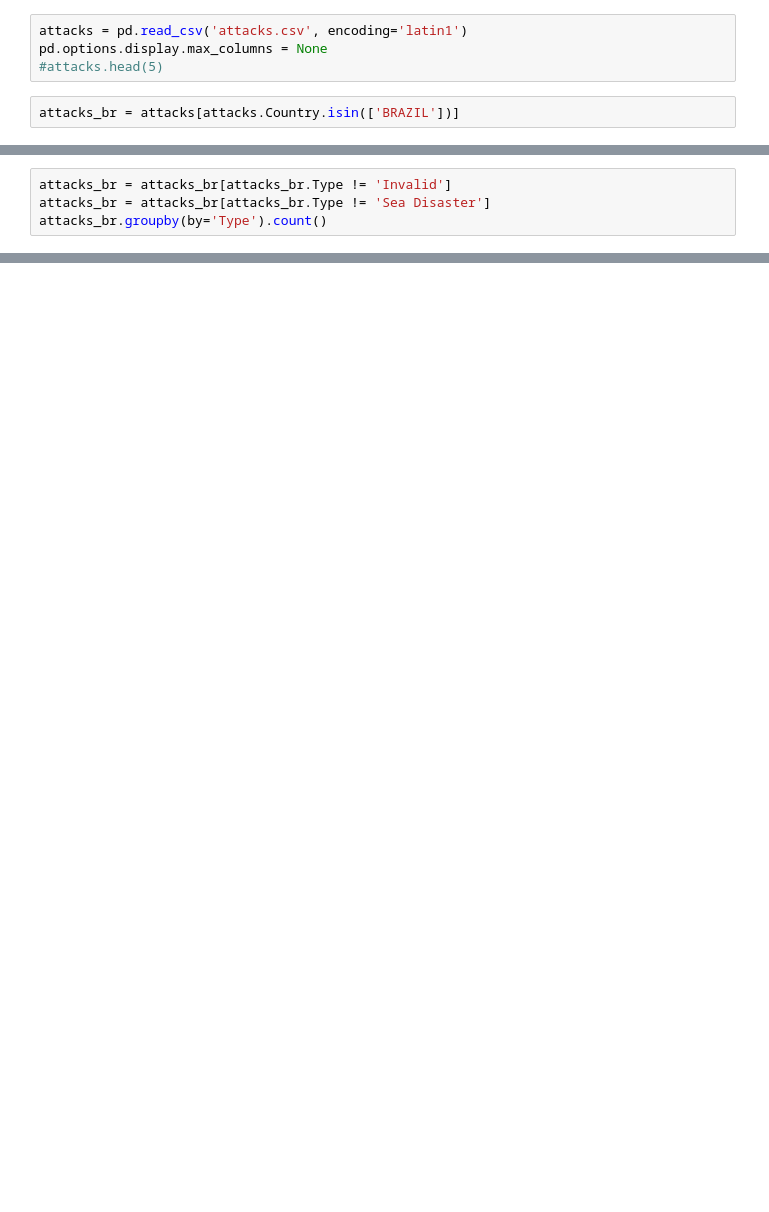
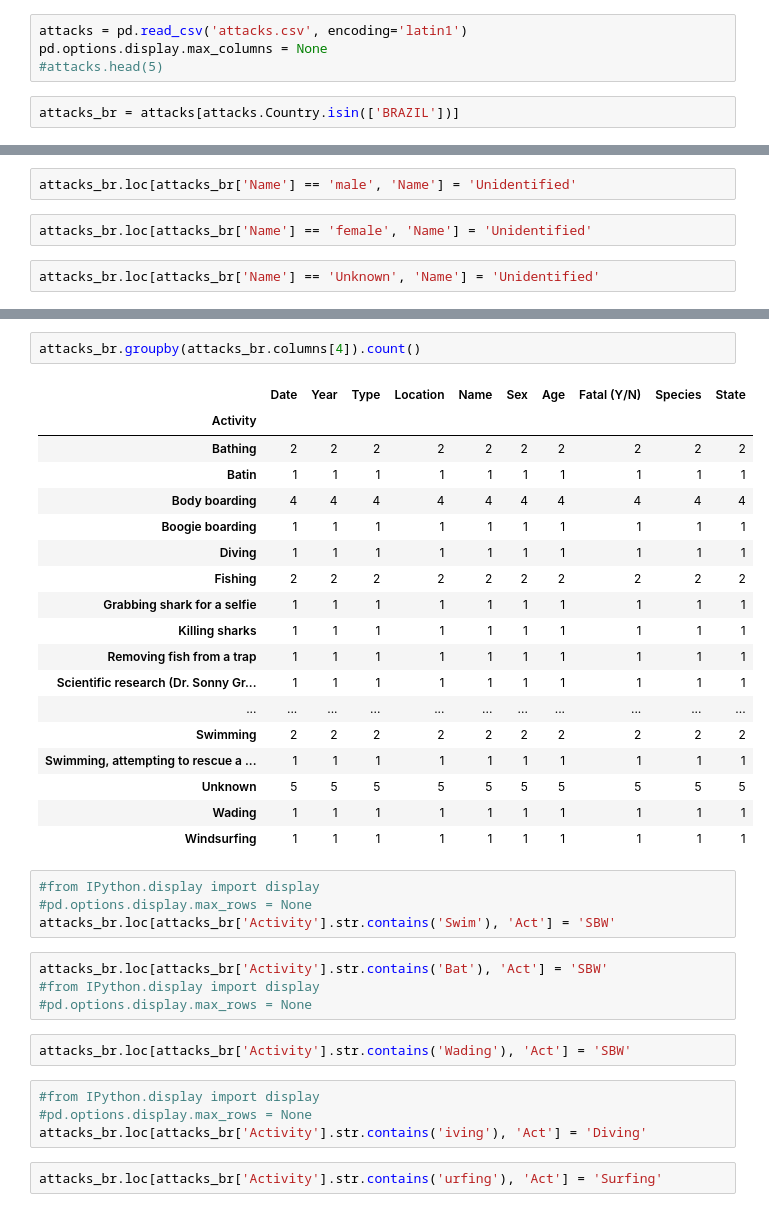
Before and after one commit to matheusdonato/Projects, a Jupyter notebook: SharkAttack.ipynb, the cells around one changed output, grey strips where cells are left out. Drawn from its saved outputs; the diff is of its cells as text; blank space fills up the shorter version.

```diff
--- a/SharkAttack.ipynb
+++ b/SharkAttack.ipynb
@@ -52,4 +97,0 @@ attacks_br.head(3)
-# %%
-attacks_br = attacks_br[attacks_br.Type != 'Invalid']
-attacks_br = attacks_br[attacks_br.Type != 'Sea Disaster']
-attacks_br.groupby(by='Type').count()
@@ -76,0 +114,6 @@ attacks_br.drop(['Case Number','Injury'
+# %%
+attacks_br.loc[attacks_br['Name'] == 'male', 'Name'] = 'Unidentified'
+# %%
+attacks_br.loc[attacks_br['Name'] == 'female', 'Name'] = 'Unidentified'
+# %%
+attacks_br.loc[attacks_br['Name'] == 'Unknown', 'Name'] = 'Unidentified'
@@ -76,0 +158,37 @@ attacks_br.drop(['Case Number','Injury'
+# %%
+attacks_br.groupby(attacks_br.columns[4]).count()
+# %% [output]
+|  | Date | Year | Type | Location | Name | Sex | Age | Fatal (Y/N) | Species | State |
+| Activity |  |  |  |  |  |  |  |  |  |  |
+| Bathing | 2 | 2 | 2 | 2 | 2 | 2 | 2 | 2 | 2 | 2 |
+| Batin | 1 | 1 | 1 | 1 | 1 | 1 | 1 | 1 | 1 | 1 |
+| Body boarding | 4 | 4 | 4 | 4 | 4 | 4 | 4 | 4 | 4 | 4 |
+| Boogie boarding | 1 | 1 | 1 | 1 | 1 | 1 | 1 | 1 | 1 | 1 |
+| Diving | 1 | 1 | 1 | 1 | 1 | 1 | 1 | 1 | 1 | 1 |
+| Fishing | 2 | 2 | 2 | 2 | 2 | 2 | 2 | 2 | 2 | 2 |
+| Grabbing shark for a selfie | 1 | 1 | 1 | 1 | 1 | 1 | 1 | 1 | 1 | 1 |
+| Killing sharks | 1 | 1 | 1 | 1 | 1 | 1 | 1 | 1 | 1 | 1 |
+| Removing fish from a trap | 1 | 1 | 1 | 1 | 1 | 1 | 1 | 1 | 1 | 1 |
+| Scientific research (Dr. Sonny Gr... | 1 | 1 | 1 | 1 | 1 | 1 | 1 | 1 | 1 | 1 |
+| ... | ... | ... | ... | ... | ... | ... | ... | ... | ... | ... |
+| Swimming | 2 | 2 | 2 | 2 | 2 | 2 | 2 | 2 | 2 | 2 |
+| Swimming, attempting to rescue a ... | 1 | 1 | 1 | 1 | 1 | 1 | 1 | 1 | 1 | 1 |
+| Unknown | 5 | 5 | 5 | 5 | 5 | 5 | 5 | 5 | 5 | 5 |
+| Wading | 1 | 1 | 1 | 1 | 1 | 1 | 1 | 1 | 1 | 1 |
+| Windsurfing | 1 | 1 | 1 | 1 | 1 | 1 | 1 | 1 | 1 | 1 |
+# %%
+#from IPython.display import display
+#pd.options.display.max_rows = None
+attacks_br.loc[attacks_br['Activity'].str.contains('Swim'), 'Act'] = 'SBW'
+# %%
+attacks_br.loc[attacks_br['Activity'].str.contains('Bat'), 'Act'] = 'SBW'
+#from IPython.display import display
+#pd.options.display.max_rows = None
+# %%
+attacks_br.loc[attacks_br['Activity'].str.contains('Wading'), 'Act'] = 'SBW'
+# %%
+#from IPython.display import display
+#pd.options.display.max_rows = None
+attacks_br.loc[attacks_br['Activity'].str.contains('iving'), 'Act'] = 'Diving'
+# %%
+attacks_br.loc[attacks_br['Activity'].str.contains('urfing'), 'Act'] = 'Surfing'
```
Also changed, not shown: parts of 42 cells of this notebook.
